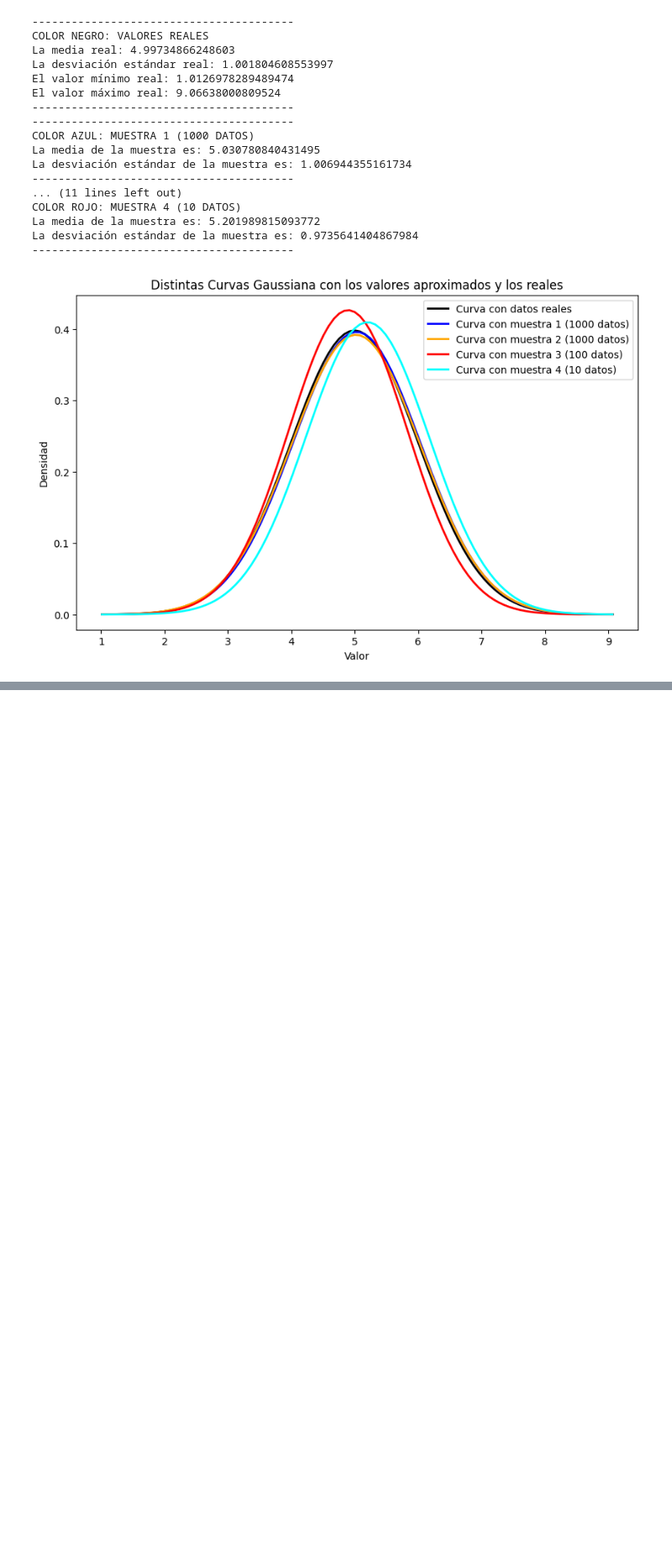
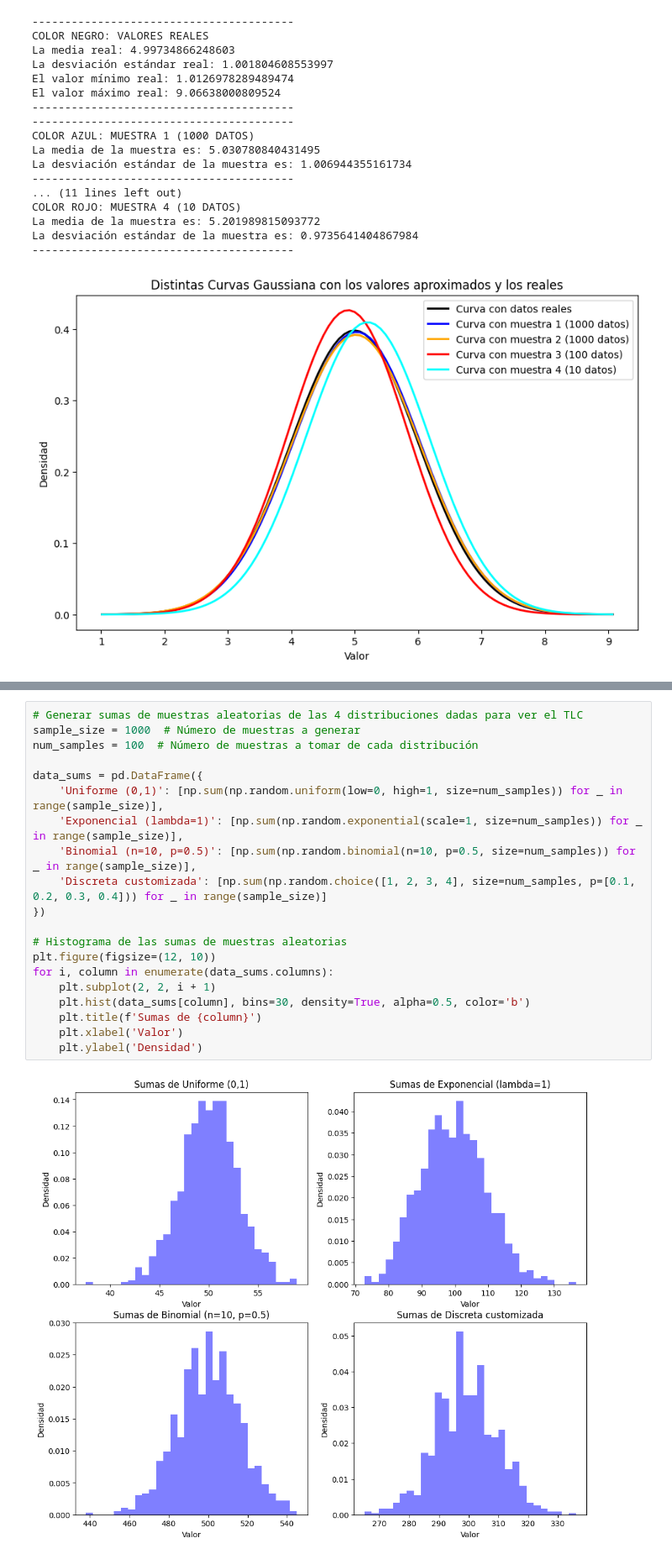
Before and after one commit to tonahdztoro/PE_2025, a Jupyter notebook: Notebooks/Unidad 3.ipynb, the cells around one changed output, grey strips where cells are left out. Shown: that part at 84% size. Cells and saved outputs as stored; diff of their text form; blank space fills up the shorter version.

```diff
--- a/Notebooks/Unidad 3.ipynb
+++ b/Notebooks/Unidad 3.ipynb
@@ -254,0 +317,22 @@ La desviación estándar de la muestra es: 0.9735641404867984
+# %%
+# Generar sumas de muestras aleatorias de las 4 distribuciones dadas para ver el TLC
+sample_size = 1000  # Número de muestras a generar
+num_samples = 100  # Número de muestras a tomar de cada distribución
+
+data_sums = pd.DataFrame({
+    'Uniforme (0,1)': [np.sum(np.random.uniform(low=0, high=1, size=num_samples)) for _ in range(sample_size)],
+    'Exponencial (lambda=1)': [np.sum(np.random.exponential(scale=1, size=num_samples)) for _ in range(sample_size)],
+    'Binomial (n=10, p=0.5)': [np.sum(np.random.binomial(n=10, p=0.5, size=num_samples)) for _ in range(sample_size)],
+    'Discreta customizada': [np.sum(np.random.choice([1, 2, 3, 4], size=num_samples, p=[0.1, 0.2, 0.3, 0.4])) for _ in range(sample_size)]
+})
+
+# Histograma de las sumas de muestras aleatorias
+plt.figure(figsize=(12, 10))
+for i, column in enumerate(data_sums.columns):
+    plt.subplot(2, 2, i + 1)
+    plt.hist(data_sums[column], bins=30, density=True, alpha=0.5, color='b')
+    plt.title(f'Sumas de {column}')
+    plt.xlabel('Valor')
+    plt.ylabel('Densidad')
+# %% [output]
+[figure, added]
```
Also changed, not shown: parts of 6 cells of this notebook.
